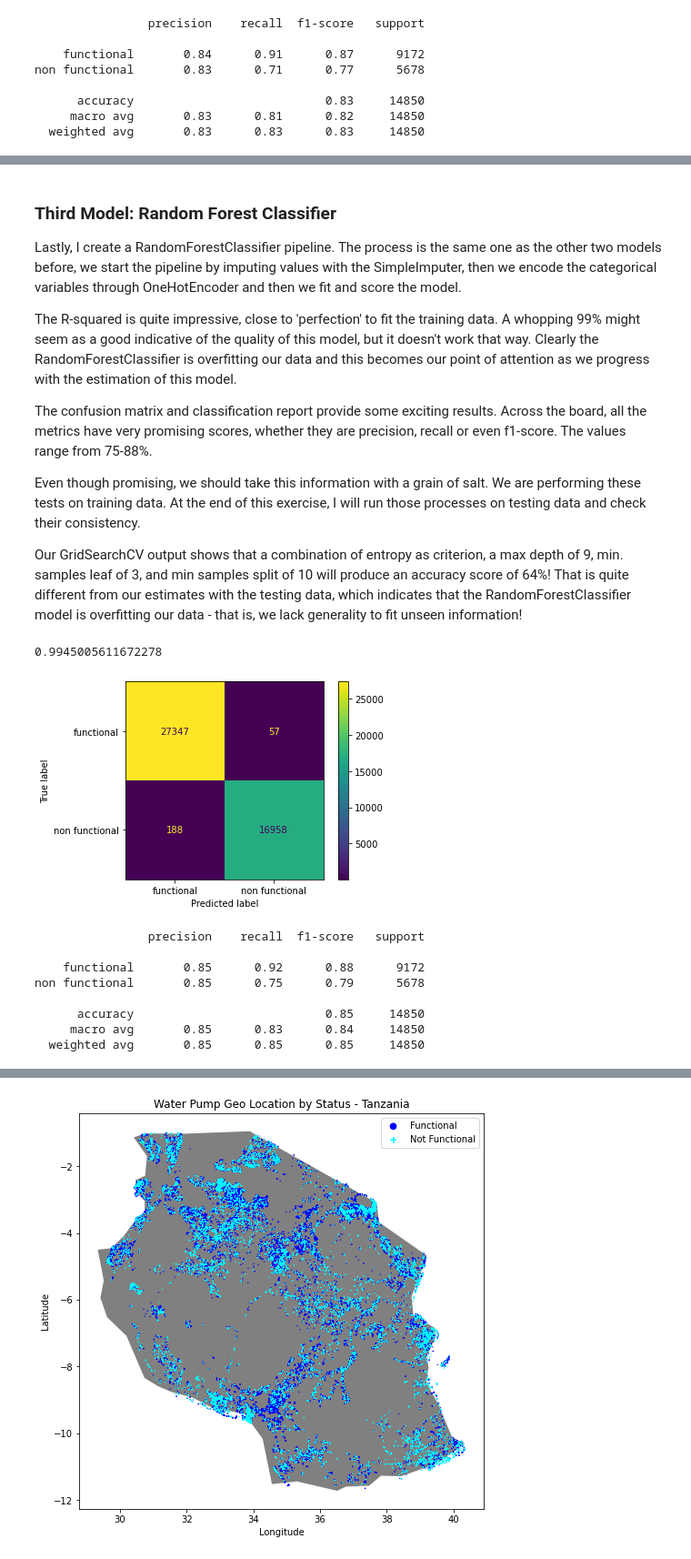
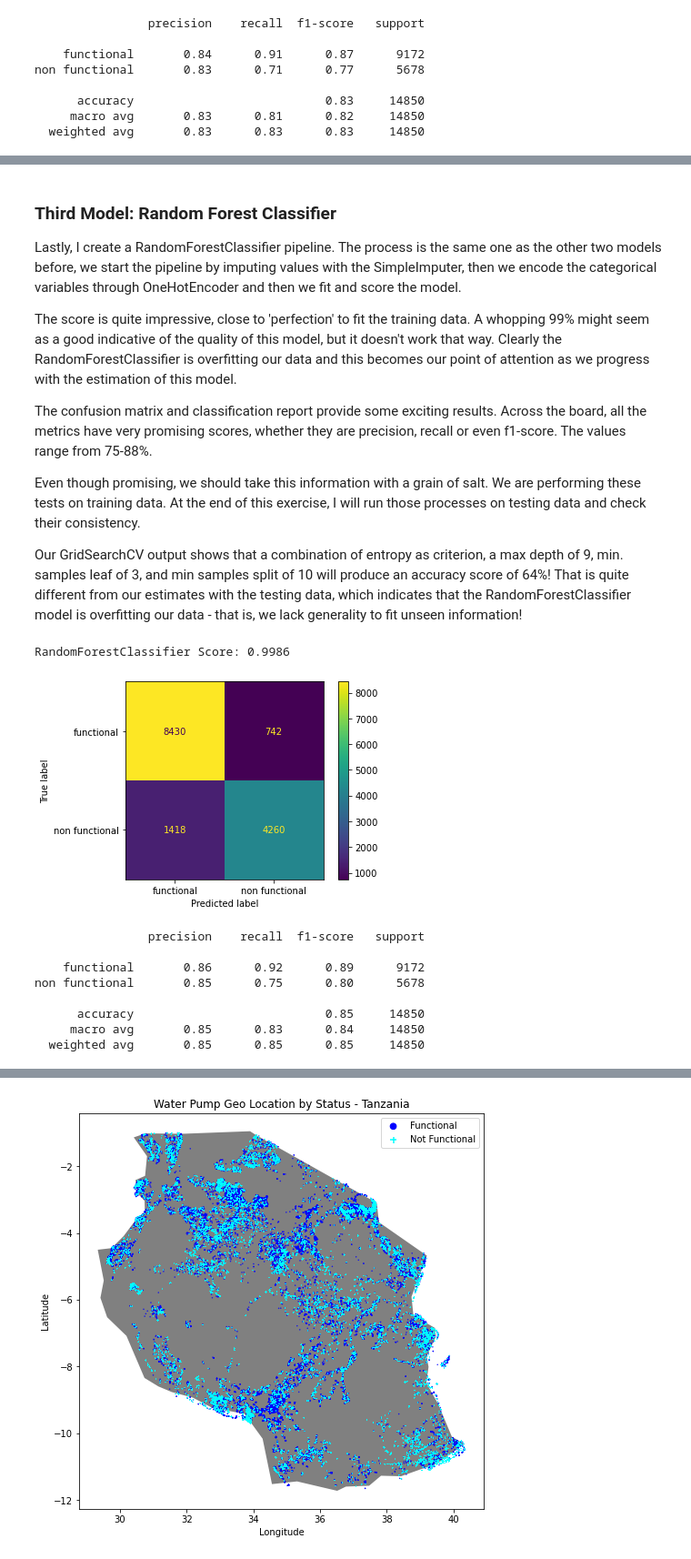
Before and after one commit to ovilar/phase_3-project, a Jupyter notebook: index.ipynb, the cells around one changed output, grey strips where cells are left out. Shown at 91% size. Cells and saved outputs as stored; diff of their text form; code cells hidden in the pictures.

```diff
--- a/index.ipynb
+++ b/index.ipynb
@@ -586 +576,10 @@ non functional       0.90      0.45      0.60      5678
+# %%
+# Setting up basic data cleaning pipelines
+num_pipeline = Pipeline(steps = [('ss', StandardScaler())])
+cat_pipeline = Pipeline(steps = [('imputer', SimpleImputer(strategy = 'constant', fill_value = 'missing')),
+                       ('ohe', OneHotEncoder(handle_unknown ='ignore'))])
+
+# Now passing the ColumnTransformer
+trans = ColumnTransformer(transformers = [('numerical', num_pipeline, X_train[numerical].columns),
+                                          ('categorical', cat_pipeline, X_train[categorical].columns)])
 # %% [markdown]
@@ -628,9 +598,8 @@ The f1-score has an 87% (77%) consistency in predicting functional (not function
 # %%
 # Creating a LogisticRegression Pipeline
-log_pipe = Pipeline(steps = [('imputer', SimpleImputer(strategy = 'constant', fill_value = 'missing')),
-                                 ('encoder', OneHotEncoder(handle_unknown = 'ignore')),
-                         ('logmodel', LogisticRegression(random_state = 42, solver = 'liblinear'))])
+log_pipe = Pipeline(steps = [('trans', trans),
+                         ('log', LogisticRegression(random_state = 42, solver = 'liblinear'))])
 # Fitting our model
 log_pipe.fit(X_train, y_train)
-log_pipe.score(X_train, y_train)
+print('LogisticRegression Score:', round(log_pipe.score(X_train, y_train), 4))
 # %% [output]
@@ -657,0 +639,8 @@ non functional       0.83      0.71      0.77      5678
+# %%
+# Starting pipeline process
+dct_pipe = Pipeline(steps = [('trans', trans),
+                         ('dct', DecisionTreeClassifier(random_state = 42))])
+
+# Fitting our pipeline and retrieving the score
+dct_pipe.fit(X_train, y_train)
+print('DecisionTreeClassifier Score:', round(dct_pipe.score(X_train, y_train), 4))
@@ -659,7 +670,7 @@ non functional       0.83      0.71      0.77      5678
 ### Third Model: Random Forest Classifier
 Lastly, I create a RandomForestClassifier pipeline. The process is the same one as the other two models before, we start the pipeline by imputing values with the SimpleImputer, then we encode the categorical variables through OneHotEncoder and then we fit and score the model.
 
-The R-squared is quite impressive, close to 'perfection' to fit the training data. A whopping 99% might seem as a good indicative of the quality of this model, but it doesn't work that way. Clearly the RandomForestClassifier is overfitting our data and this becomes our point of attention as we progress with the estimation of this model.
+The score is quite impressive, close to 'perfection' to fit the training data. A whopping 99% might seem as a good indicative of the quality of this model, but it doesn't work that way. Clearly the RandomForestClassifier is overfitting our data and this becomes our point of attention as we progress with the estimation of this model.
 
 The confusion matrix and classification report provide some exciting results. Across the board, all the metrics have very promising scores, whether they are precision, recall or even f1-score. The values range from 75-88%.
 
@@ -668,31 +679,30 @@ Even though promising, we should take this information with a grain of salt. We
 Our GridSearchCV output shows that a combination of entropy as criterion, a max depth of 9, min. samples leaf of 3, and min samples split of 10 will produce an accuracy score of 64%! That is quite different from our estimates with the testing data, which indicates that the RandomForestClassifier model is overfitting our data - that is, we lack generality to fit unseen information!
 # %%
 # Let's try a more sophisticated model by creating a new pipeline - RandomForestClassifier
-new_pipe = Pipeline(steps = [('imputer', SimpleImputer(strategy = 'constant', fill_value = 'missing')),
-                                 ('encoder', OneHotEncoder(handle_unknown = 'ignore')),
+rf_pipe = Pipeline(steps = [('trans', trans),
                          ('rft', RandomForestClassifier(random_state = 42))])
 
 # Fitting and scoring our new pipe
-new_pipe.fit(X_train, y_train)
-new_pipe.score(X_train, y_train)
+rf_pipe.fit(X_train, y_train)
+print('RandomForestClassifier Score:', round(rf_pipe.score(X_train, y_train),4))
 # %% [output]
-0.9945005611672278
+RandomForestClassifier Score: 0.9986
 # %%
 # Creating a confusing matrix to check the consistency of the model
-plot_confusion_matrix(new_pipe, X_train, y_train);
+plot_confusion_matrix(rf_pipe, X_test, y_test);
 # %% [output]
-[figure, old version]
+[figure, new version]
 # %%
 # Generating the predictions
-y_pred = new_pipe.predict(X_test)
+y_pred_rf = rf_pipe.predict(X_test)
 
 # Then printing the classification_report
-print(classification_report(y_test, y_pred))
+print(classification_report(y_test, y_pred_rf))
 # %% [output]
                 precision    recall  f1-score   support
 
-    functional       0.85      0.92      0.88      9172
-non functional       0.85      0.75      0.79      5678
+    functional       0.86      0.92      0.89      9172
+non functional       0.85      0.75      0.80      5678
 
       accuracy                           0.85     14850
      macro avg       0.85      0.83      0.84     14850
```
Also changed, not shown: parts of 35 cells of this notebook, 2 other files.
